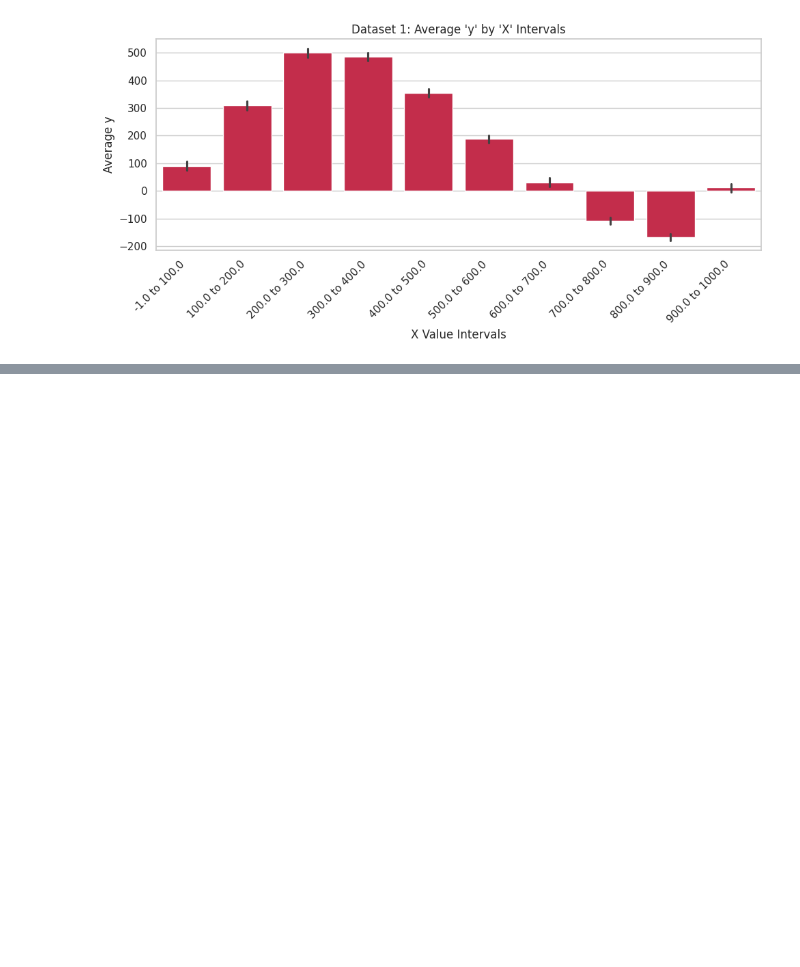
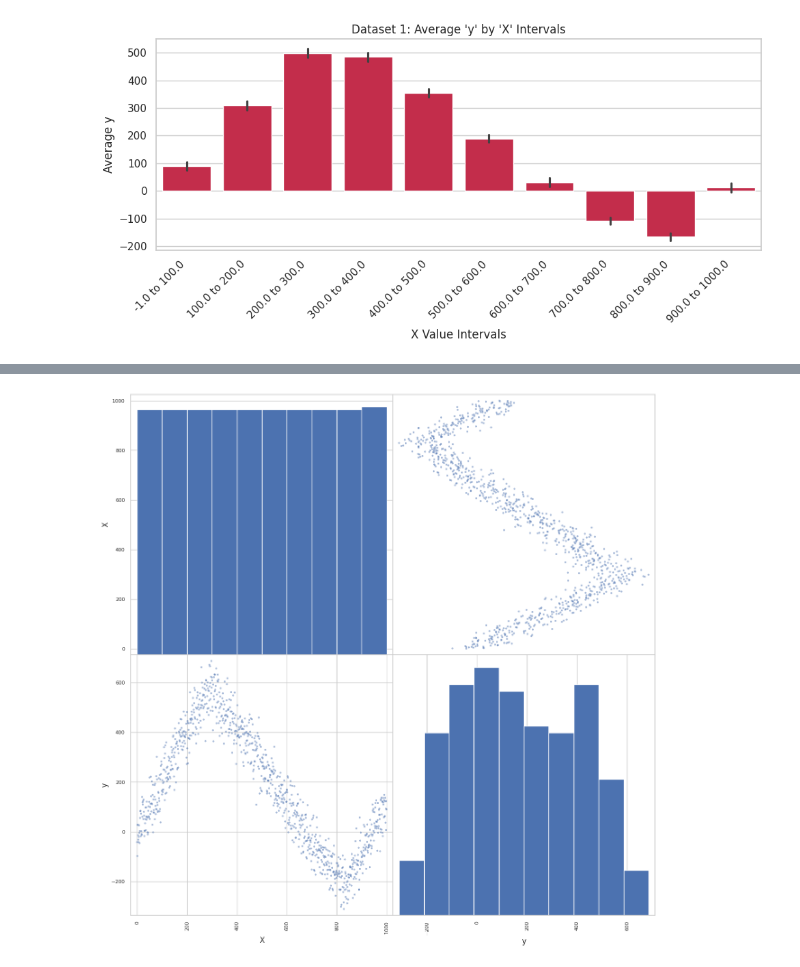
Before and after one commit to huzefar/oxford, a Jupyter notebook: CML/workspace/Task-1.ipynb, the cells around one changed output, grey strips where cells are left out. Cells and saved outputs as stored; diff of their text form; code cells hidden in the pictures; blank space fills up the shorter version.

```diff
--- a/CML/workspace/Task-1.ipynb
+++ b/CML/workspace/Task-1.ipynb
@@ -234,0 +267,4 @@ plt.show()
+# %%
+scatter_matrix(df1, figsize=(15,15));
+# %% [output]
+[figure, added]
```
Also changed, not shown: parts of 16 cells of this notebook.
